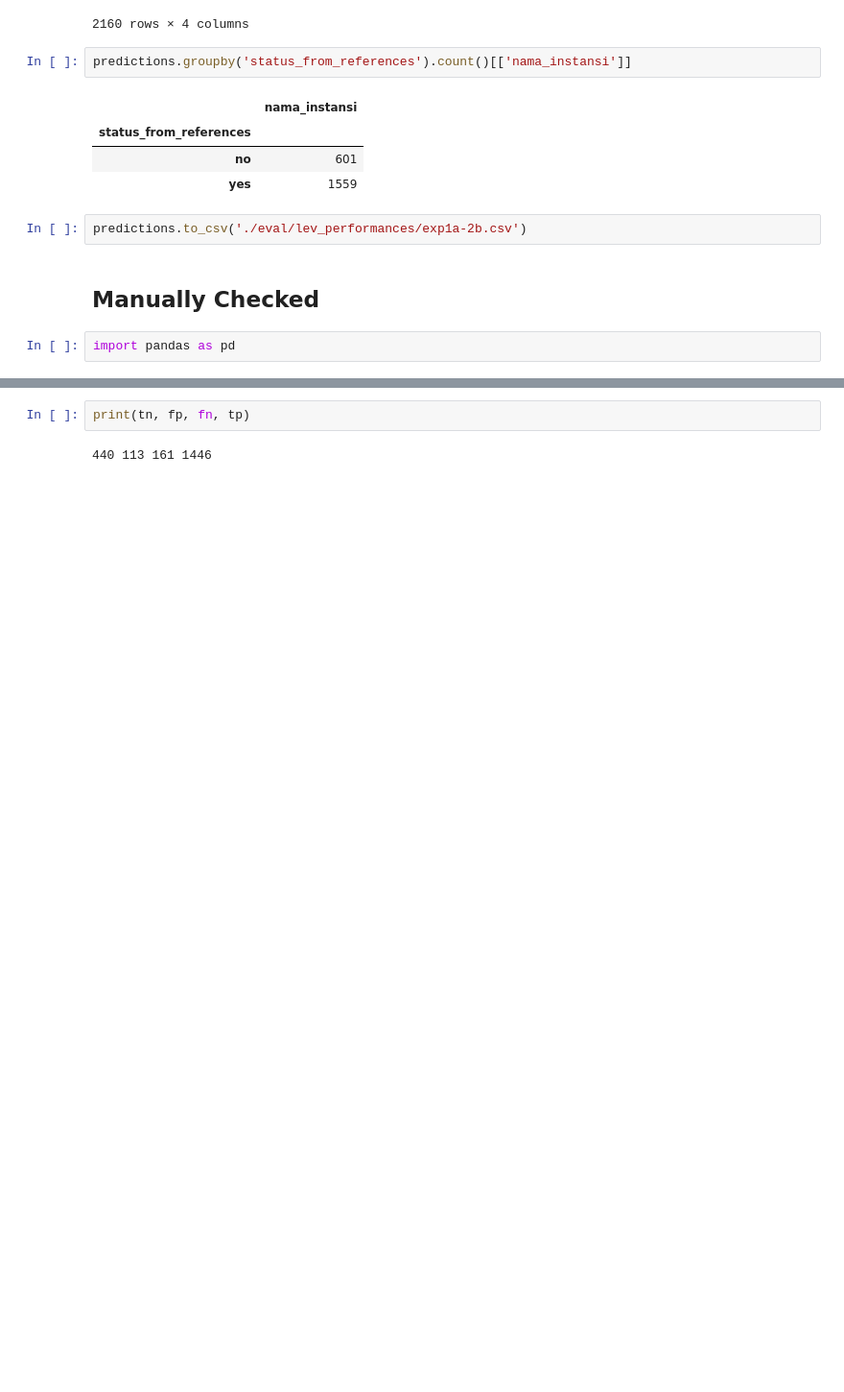
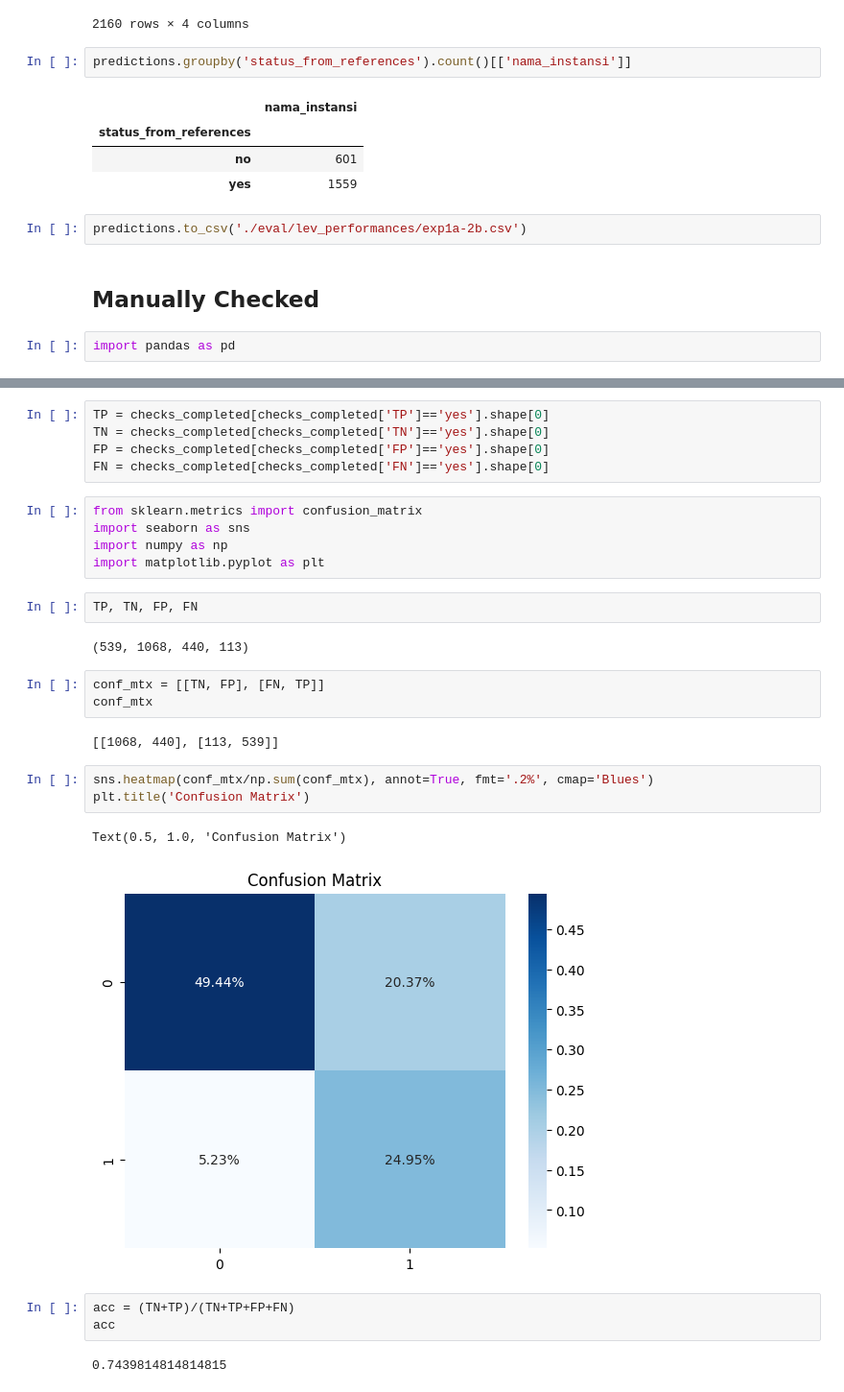
Before and after one commit to TheSecret3003/KPK-IE, a Jupyter notebook: string_distance_levenshtein/Evaluate Exp 1a-2b.ipynb, the cells around one changed output, grey strips where cells are left out. Shown: that part at 96% size. Cells and saved outputs as stored; diff of their text form; blank space fills up the shorter version.

```diff
--- a/string_distance_levenshtein/Evaluate Exp 1a-2b.ipynb
+++ b/string_distance_levenshtein/Evaluate Exp 1a-2b.ipynb
@@ -376,4 +304,30 @@ tn, fp, fn, tp = confusion_matrix(y_true, y_pred).ravel()
-# %%
-print(tn, fp, fn, tp)
-# %% [output]
-440 113 161 1446
+# %%
+TP = checks_completed[checks_completed['TP']=='yes'].shape[0]
+TN = checks_completed[checks_completed['TN']=='yes'].shape[0]
+FP = checks_completed[checks_completed['FP']=='yes'].shape[0]
+FN = checks_completed[checks_completed['FN']=='yes'].shape[0]
+# %%
+from sklearn.metrics import confusion_matrix
+import seaborn as sns
+import numpy as np
+import matplotlib.pyplot as plt
+# %%
+TP, TN, FP, FN
+# %% [output]
+(539, 1068, 440, 113)
+# %%
+conf_mtx = [[TN, FP], [FN, TP]]
+conf_mtx
+# %% [output]
+[[1068, 440], [113, 539]]
+# %%
+sns.heatmap(conf_mtx/np.sum(conf_mtx), annot=True, fmt='.2%', cmap='Blues')
+plt.title('Confusion Matrix')
+# %% [output]
+Text(0.5, 1.0, 'Confusion Matrix')
+[figure, added]
+# %%
+acc = (TN+TP)/(TN+TP+FP+FN)
+acc
+# %% [output]
+0.7439814814814815
```
Also changed, not shown: parts of 13 cells of this notebook, 1 other file.
